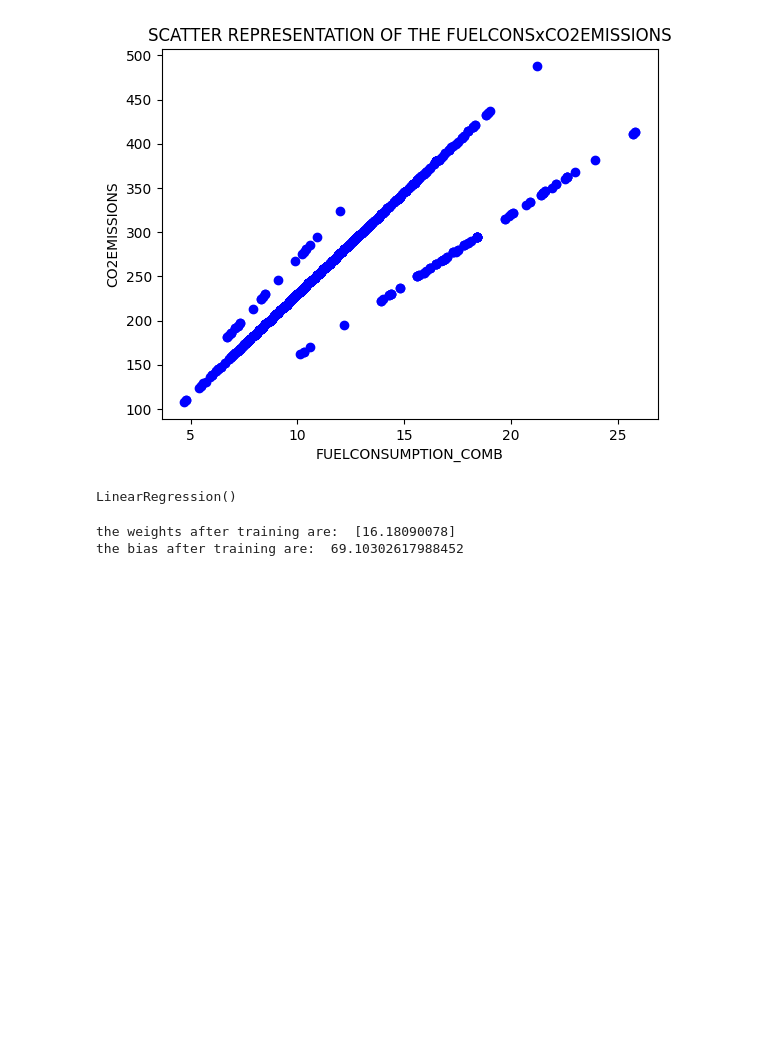
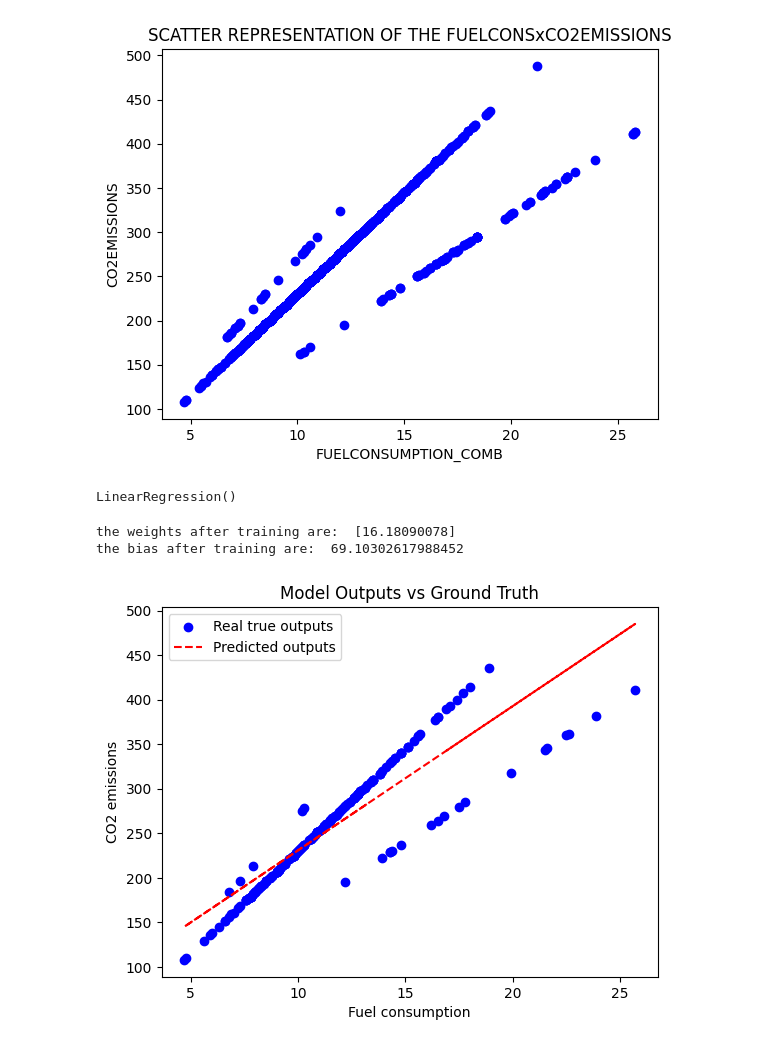
Before and after one commit to Omar-oymk/ibm_ml_course_labs, a Jupyter notebook: SimpleLinearRegression/Simple-Linear-Regression.ipynb, the cells around one changed output. Saved outputs shown, nothing was run; the diff lists cells and outputs as text; code cells hidden in the pictures; blank space fills up the shorter version.

Commit message:
Done plotting the real vs trained

```diff
--- a/SimpleLinearRegression/Simple-Linear-Regression.ipynb
+++ b/SimpleLinearRegression/Simple-Linear-Regression.ipynb
@@ -126,3 +126,14 @@ print("the bias after training are: ", model.intercept_)
 # %% [output]
 the weights after training are:  [16.18090078]
 the bias after training are:  69.10302617988452
+# %%
+# PLOTTING
+plt.scatter(X_test, y_test, color = "blue", label = "Real true outputs")
+plt.plot(X_test, (model.coef_ * X_test + model.intercept_), 'r--', label = "Predicted outputs")
+plt.xlabel("Fuel consumption")
+plt.ylabel("CO2 emissions")
+plt.title("Model Outputs vs Ground Truth")
+plt.legend()
+plt.show()
+# %% [output]
+[figure, added]
```
Also changed, not shown: parts of 3 cells of this notebook.
